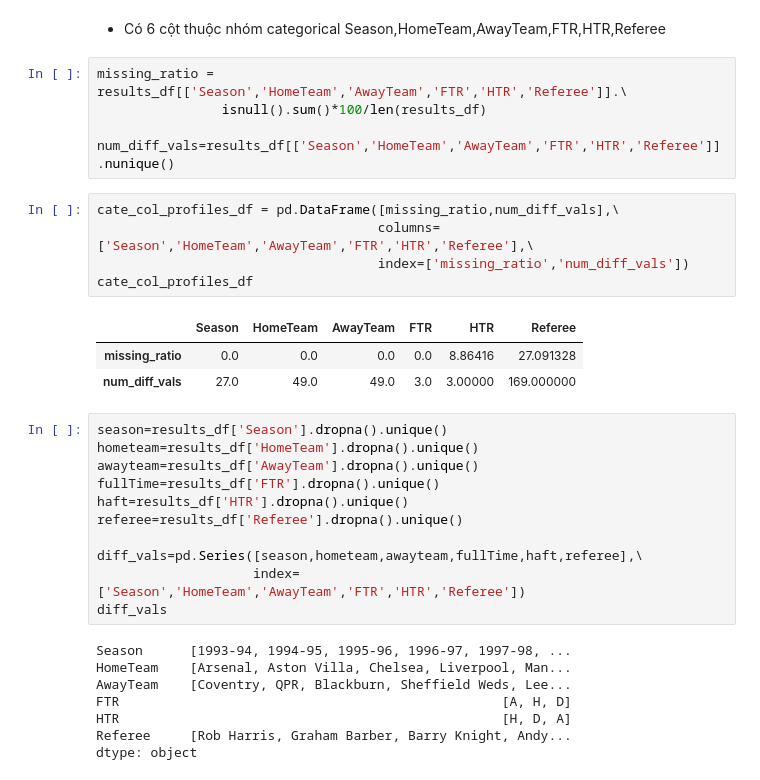
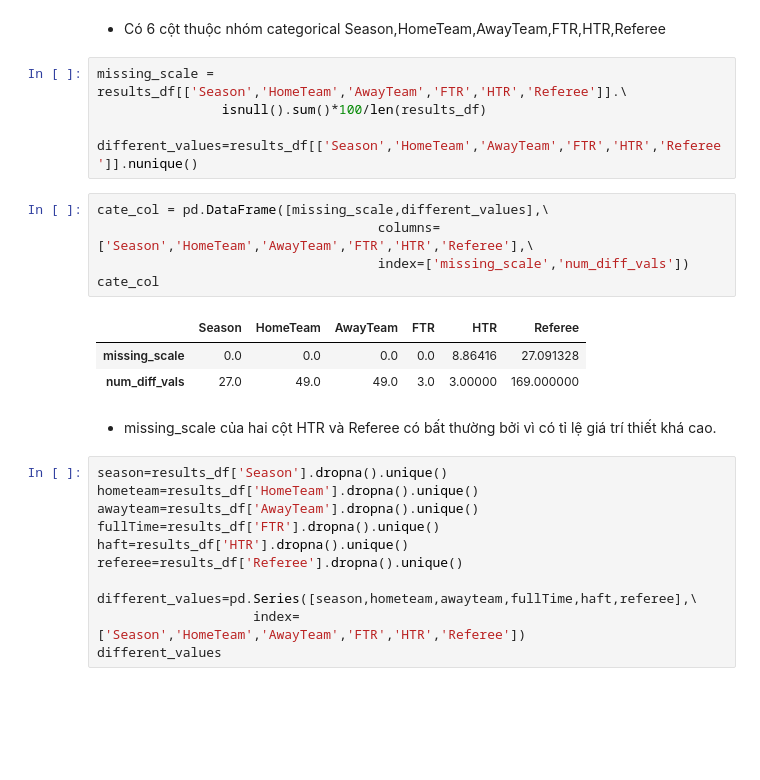
Before and after one commit to chopcolate/DataPrograming, a Jupyter notebook: 19127630.ipynb, the cells around one changed output. Cells and saved outputs as stored; diff of their text form; blank space fills up the shorter version.

```diff
--- a/19127630.ipynb
+++ b/19127630.ipynb
@@ -86,19 +89,21 @@ nume_col_profiles_df
 # %% [markdown]
 - Có 6 cột thuộc nhóm categorical Season,HomeTeam,AwayTeam,FTR,HTR,Referee
 # %%
-missing_ratio = results_df[['Season','HomeTeam','AwayTeam','FTR','HTR','Referee']].\
+missing_scale = results_df[['Season','HomeTeam','AwayTeam','FTR','HTR','Referee']].\
                 isnull().sum()*100/len(results_df)
 
-num_diff_vals=results_df[['Season','HomeTeam','AwayTeam','FTR','HTR','Referee']].nunique()
+different_values=results_df[['Season','HomeTeam','AwayTeam','FTR','HTR','Referee']].nunique()
 # %%
-cate_col_profiles_df = pd.DataFrame([missing_ratio,num_diff_vals],\
+cate_col = pd.DataFrame([missing_scale,different_values],\
                                     columns=['Season','HomeTeam','AwayTeam','FTR','HTR','Referee'],\
-                                    index=['missing_ratio','num_diff_vals'])
-cate_col_profiles_df
+                                    index=['missing_scale','num_diff_vals'])
+cate_col
 # %% [output]
 |  | Season | HomeTeam | AwayTeam | FTR | HTR | Referee |
-| missing_ratio | 0.0 | 0.0 | 0.0 | 0.0 | 8.86416 | 27.091328 |
+| missing_scale | 0.0 | 0.0 | 0.0 | 0.0 | 8.86416 | 27.091328 |
 | num_diff_vals | 27.0 | 49.0 | 49.0 | 3.0 | 3.00000 | 169.000000 |
+# %% [markdown]
+- missing_scale của hai cột HTR và Referee có bất thường bởi vì có tỉ lệ giá trí thiết khá cao.
 # %%
 season=results_df['Season'].dropna().unique()
 hometeam=results_df['HomeTeam'].dropna().unique()
@@ -107,14 +112,6 @@ fullTime=results_df['FTR'].dropna().unique()
 haft=results_df['HTR'].dropna().unique()
 referee=results_df['Referee'].dropna().unique()
 
-diff_vals=pd.Series([season,hometeam,awayteam,fullTime,haft,referee],\
+different_values=pd.Series([season,hometeam,awayteam,fullTime,haft,referee],\
                     index=['Season','HomeTeam','AwayTeam','FTR','HTR','Referee'])
-diff_vals
+different_values
-# %% [output]
-Season      [1993-94, 1994-95, 1995-96, 1996-97, 1997-98, ...
-HomeTeam    [Arsenal, Aston Villa, Chelsea, Liverpool, Man...
-AwayTeam    [Coventry, QPR, Blackburn, Sheffield Weds, Lee...
-FTR                                                 [A, H, D]
-HTR                                                 [H, D, A]
-Referee     [Rob Harris, Graham Barber, Barry Knight, Andy...
-dtype: object
```
Also changed, not shown: parts of 12 cells of this notebook.
